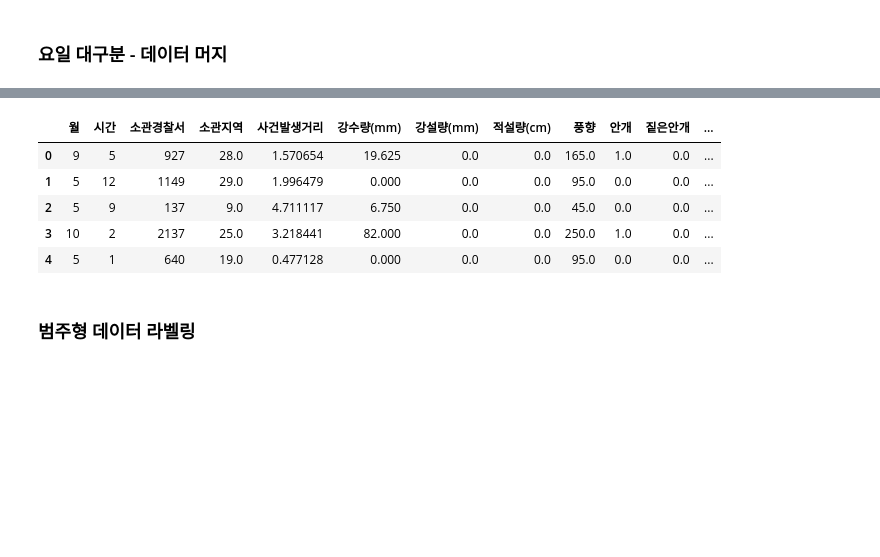
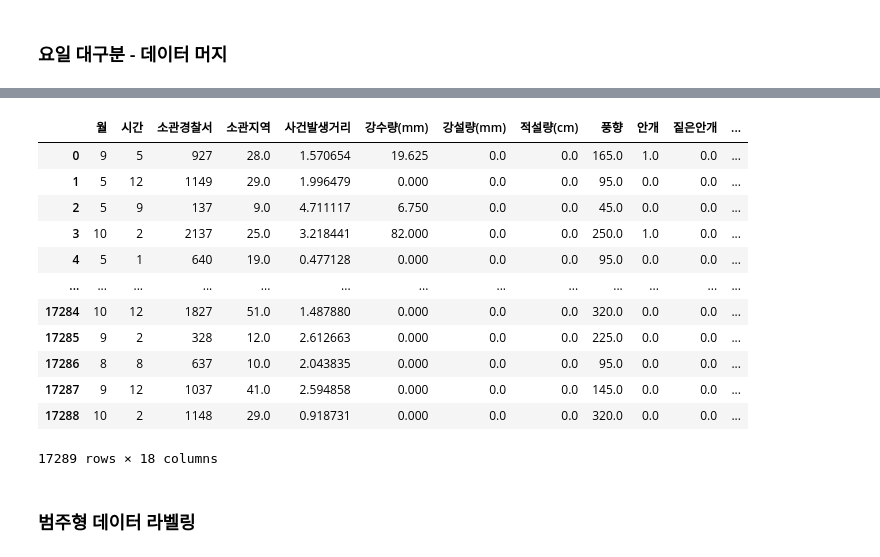
Before and after one commit to dhyunwoo/prj_dacon_crime, a Jupyter notebook: dacon_crime_prediction-xgboostClassifier.ipynb, the cells around one changed output, grey strips where cells are left out. Drawn from its saved outputs; the diff is of its cells as text; code cells hidden in the pictures; blank space fills up the shorter version.

```diff
--- a/dacon_crime_prediction-xgboostClassifier.ipynb
+++ b/dacon_crime_prediction-xgboostClassifier.ipynb
@@ -143,12 +164,19 @@ DATA.head(5)
 # %%
-TEST.head(5)
+TEST
 # %% [output]
 |  | 월 | 시간 | 소관경찰서 | 소관지역 | 사건발생거리 | 강수량(mm) | 강설량(mm) | 적설량(cm) | 풍향 | 안개 | 짙은안개 | ... |
 | 0 | 9 | 5 | 927 | 28.0 | 1.570654 | 19.625 | 0.0 | 0.0 | 165.0 | 1.0 | 0.0 | ... |
 | 1 | 5 | 12 | 1149 | 29.0 | 1.996479 | 0.000 | 0.0 | 0.0 | 95.0 | 0.0 | 0.0 | ... |
 | 2 | 5 | 9 | 137 | 9.0 | 4.711117 | 6.750 | 0.0 | 0.0 | 45.0 | 0.0 | 0.0 | ... |
 | 3 | 10 | 2 | 2137 | 25.0 | 3.218441 | 82.000 | 0.0 | 0.0 | 250.0 | 1.0 | 0.0 | ... |
 | 4 | 5 | 1 | 640 | 19.0 | 0.477128 | 0.000 | 0.0 | 0.0 | 95.0 | 0.0 | 0.0 | ... |
+| ... | ... | ... | ... | ... | ... | ... | ... | ... | ... | ... | ... | ... |
+| 17284 | 10 | 12 | 1827 | 51.0 | 1.487880 | 0.000 | 0.0 | 0.0 | 320.0 | 0.0 | 0.0 | ... |
+| 17285 | 9 | 2 | 328 | 12.0 | 2.612663 | 0.000 | 0.0 | 0.0 | 225.0 | 0.0 | 0.0 | ... |
+| 17286 | 8 | 8 | 637 | 10.0 | 2.043835 | 0.000 | 0.0 | 0.0 | 95.0 | 0.0 | 0.0 | ... |
+| 17287 | 9 | 12 | 1037 | 41.0 | 2.594858 | 0.000 | 0.0 | 0.0 | 145.0 | 0.0 | 0.0 | ... |
+| 17288 | 10 | 2 | 1148 | 29.0 | 0.918731 | 0.000 | 0.0 | 0.0 | 320.0 | 0.0 | 0.0 | ... |
+17289 rows × 18 columns
 # %% [markdown]
 ### 범주형 데이터 라벨링
 # %%
```
Also changed, not shown: parts of 11 cells of this notebook, 3 other files.
